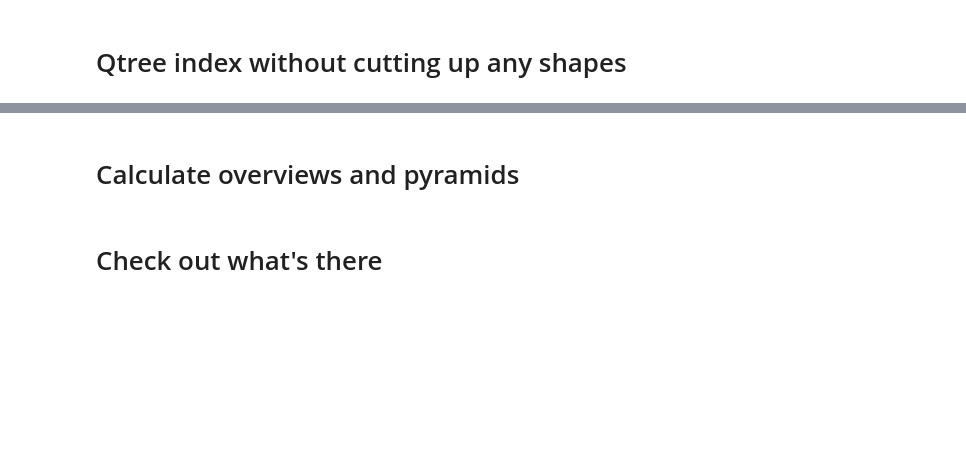
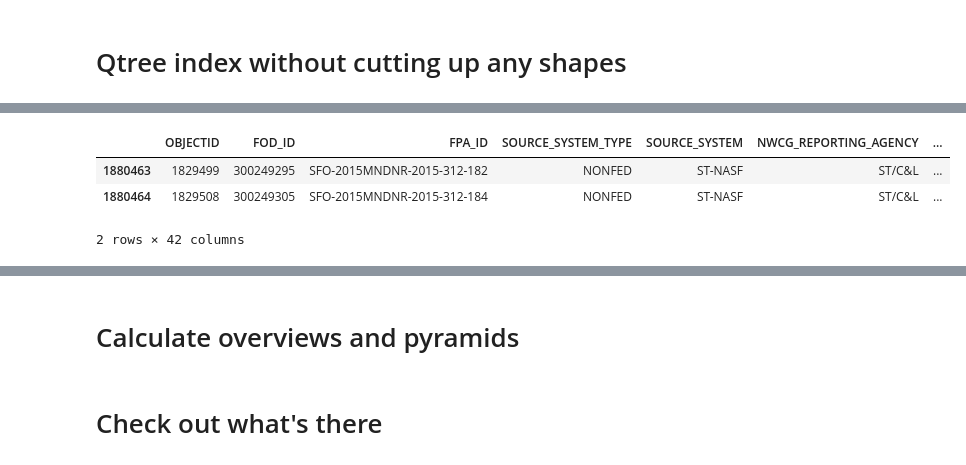
Before and after one commit to IBM/tensorlakehouse, a Jupyter notebook: examples/upload_vectorstore.ipynb, the cells around one changed output, grey strips where cells are left out. Cells and saved outputs as stored; diff of their text form; code cells hidden in the pictures; blank space fills up the shorter version.

```diff
--- a/examples/upload_vectorstore.ipynb
+++ b/examples/upload_vectorstore.ipynb
@@ -191,0 +222,5 @@ Number of partitions suggested 50
+# %%
+%%time
+gdf_saved = geopandas.read_parquet(vs.parquet_directory)
+gdf_saved.tail(2)
+# %% [output]
@@ -191,0 +229,4 @@ Number of partitions suggested 50
+|  | OBJECTID | FOD_ID | FPA_ID | SOURCE_SYSTEM_TYPE | SOURCE_SYSTEM | NWCG_REPORTING_AGENCY | ... |
+| 1880463 | 1829499 | 300249295 | SFO-2015MNDNR-2015-312-182 | NONFED | ST-NASF | ST/C&L | ... |
+| 1880464 | 1829508 | 300249305 | SFO-2015MNDNR-2015-312-184 | NONFED | ST-NASF | ST/C&L | ... |
+2 rows × 42 columns
```
Also changed, not shown: parts of 28 cells of this notebook, 1 other file.
